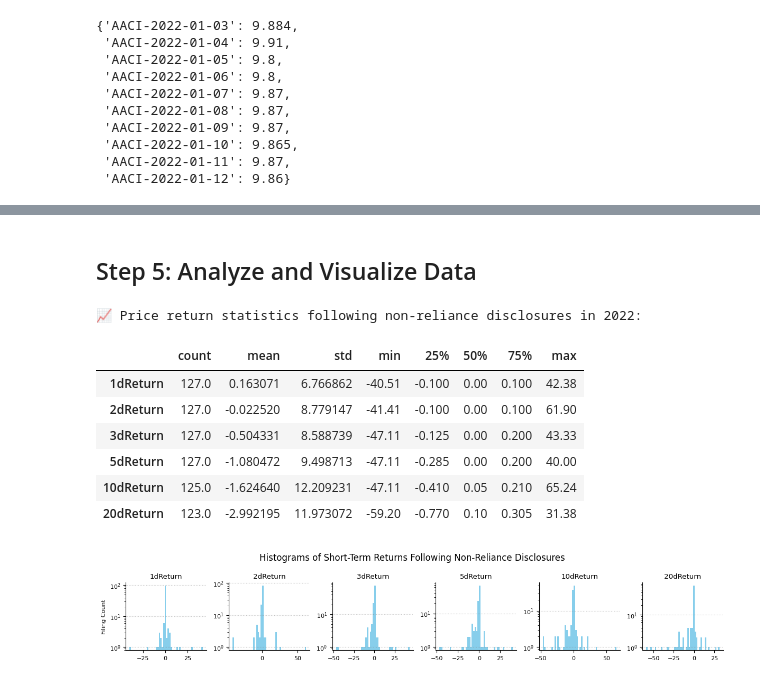
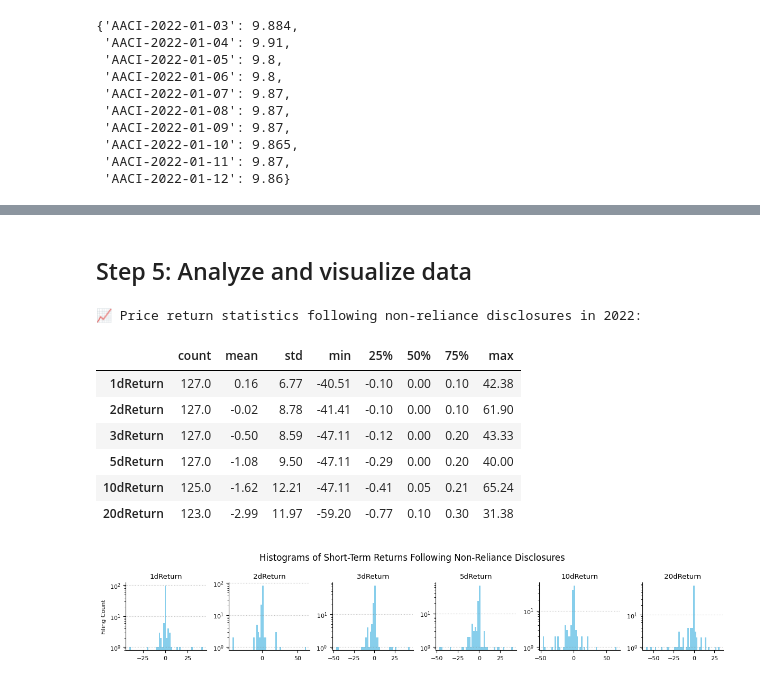
Before and after one commit to janlukasschroeder/ai-for-financial-analysis-and-research, a Jupyter notebook: gpt-4-api-extract-data-from-sec-filings/demo.ipynb, the cells around one changed output, grey strips where cells are left out. Drawn from its saved outputs; the diff is of its cells as text; code cells hidden in the pictures.

```diff
--- a/gpt-4-api-extract-data-from-sec-filings/demo.ipynb
+++ b/gpt-4-api-extract-data-from-sec-filings/demo.ipynb
@@ -484,24 +531,24 @@ structured_data_2022.head()
 | 3 | Non-Reliance on Previously Issued... | [Errors in the timing of recognit... | [FY 2021, Q1 2021, Q2 2021, Q3 20... | True | [Discrepancies detected between e... | ... |
 | 4 | Non-Reliance on Previously Issued... | [Error in accounting for net unre... | [Q1 2022, Q2 2022] | True | [Incorrect classification of net ... | ... |
 # %% [markdown]
-## Step 5: Analyze and Visualize Data
+## Step 5: Analyze and visualize data
 # %%
 # For xdReturn columns, calculate descriptive statistics
 price_return_columns = ["1dReturn", "2dReturn", "3dReturn", "5dReturn", "10dReturn", "20dReturn"]
 
-price_return_stats = structured_data_2022[price_return_columns].describe().T
+price_return_stats = structured_data_2022[price_return_columns].describe().T.round(2)
 
 print("📈 Price return statistics following non-reliance disclosures in 2022:")
 price_return_stats
 # %% [output]
 📈 Price return statistics following non-reliance disclosures in 2022:
 |  | count | mean | std | min | 25% | 50% | 75% | max |
-| 1dReturn | 127.0 | 0.163071 | 6.766862 | -40.51 | -0.100 | 0.00 | 0.100 | 42.38 |
-| 2dReturn | 127.0 | -0.022520 | 8.779147 | -41.41 | -0.100 | 0.00 | 0.100 | 61.90 |
-| 3dReturn | 127.0 | -0.504331 | 8.588739 | -47.11 | -0.125 | 0.00 | 0.200 | 43.33 |
-| 5dReturn | 127.0 | -1.080472 | 9.498713 | -47.11 | -0.285 | 0.00 | 0.200 | 40.00 |
-| 10dReturn | 125.0 | -1.624640 | 12.209231 | -47.11 | -0.410 | 0.05 | 0.210 | 65.24 |
-| 20dReturn | 123.0 | -2.992195 | 11.973072 | -59.20 | -0.770 | 0.10 | 0.305 | 31.38 |
+| 1dReturn | 127.0 | 0.16 | 6.77 | -40.51 | -0.10 | 0.00 | 0.10 | 42.38 |
+| 2dReturn | 127.0 | -0.02 | 8.78 | -41.41 | -0.10 | 0.00 | 0.10 | 61.90 |
+| 3dReturn | 127.0 | -0.50 | 8.59 | -47.11 | -0.12 | 0.00 | 0.20 | 43.33 |
+| 5dReturn | 127.0 | -1.08 | 9.50 | -47.11 | -0.29 | 0.00 | 0.20 | 40.00 |
+| 10dReturn | 125.0 | -1.62 | 12.21 | -47.11 | -0.41 | 0.05 | 0.21 | 65.24 |
+| 20dReturn | 123.0 | -2.99 | 11.97 | -59.20 | -0.77 | 0.10 | 0.30 | 31.38 |
 # %%
 !pip -q install matplotlib
 # %%
```
Also changed, not shown: parts of 20 cells of this notebook, 3 other files.
